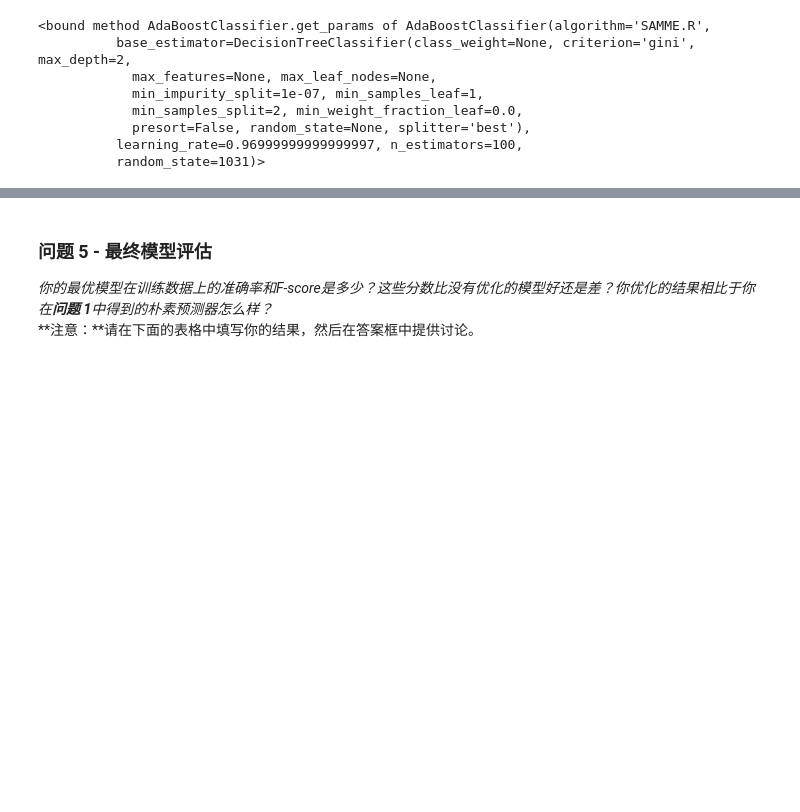
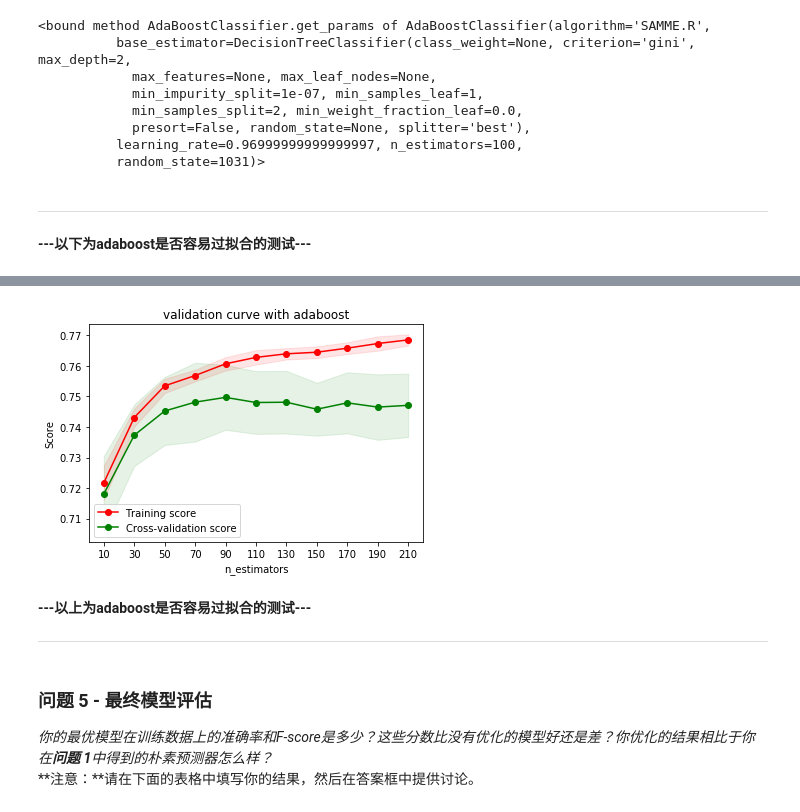
Before and after one commit to cchao1031/ML-nanodegree, a Jupyter notebook: finding_donors/finding_donors.ipynb, the cells around one changed output, grey strips where cells are left out. Drawn from its saved outputs; the diff is of its cells as text; code cells hidden in the pictures; blank space fills up the shorter version.

Commit message:
add validation curve

```diff
--- a/finding_donors/finding_donors.ipynb
+++ b/finding_donors/finding_donors.ipynb
@@ -452,3 +452,6 @@ best_clf.get_params
             presort=False, random_state=None, splitter='best'),
           learning_rate=0.96999999999999997, n_estimators=100,
           random_state=1031)>
+# %% [markdown]
+-----------------------------------------------------------------------------------
+**---以下为adaboost是否容易过拟合的测试---**
@@ -454,0 +463,6 @@ best_clf.get_params
+# %%
+clf = AdaBoostClassifier(base_estimator=DecisionTreeClassifier(max_depth=2), learning_rate=0.97, random_state=1031)
+scorer = make_scorer(fbeta_score, beta=0.5)
+pvc.plot_validation_curve(estimator=clf, title='validation curve with adaboost', X=X_train, y=y_train,
+                     param_name='n_estimators', param_range=np.linspace(10 ,210 ,11).astype(int), cv=10, scoring=scorer, n_jobs=-1, islog=False)
+# %% [output]
@@ -455,3 +470,8 @@ best_clf.get_params
+[figure, added]
+# %% [markdown]
+**---以上为adaboost是否容易过拟合的测试---**
+
+-----------------------------------------------------------------------------------
 # %% [markdown]
 ### 问题 5 - 最终模型评估
 
```
Also changed, not shown: parts of 2 cells of this notebook, 1 other file.
